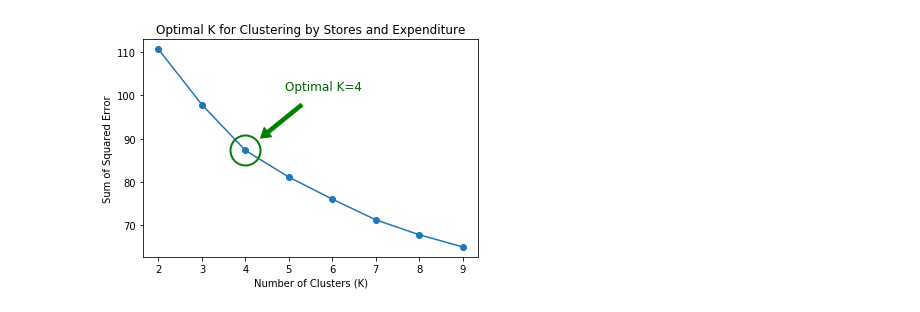
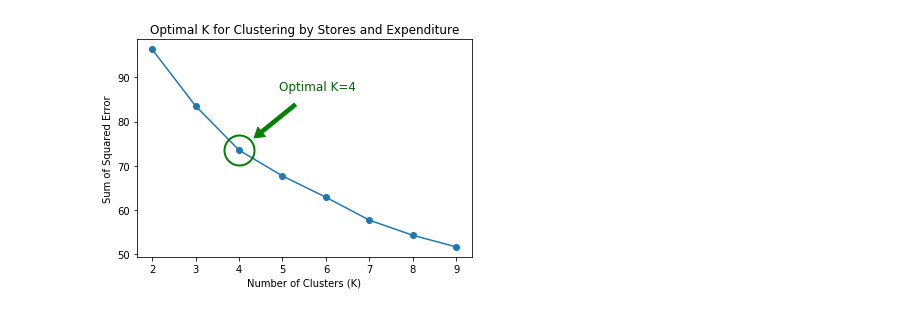
Before and after one commit to PreethiVijai/ML-project, a Jupyter notebook: clustering.ipynb, the cells around one changed output. Drawn from its saved outputs; the diff is of its cells as text; code cells hidden in the pictures.

```diff
--- a/clustering.ipynb
+++ b/clustering.ipynb
@@ -100,6 +100,8 @@ class Cluster:
         df["Average Population"] = df["Average Population"].round()
         df["Average Bachelor's Degree %"] = df["Average Bachelor's Degree %"].round(1)
 
+        df.index.name = ""
+
         return df.sort_values(by=["Number of Counties"])
 
     def counties_in_cluster(self, cluster):
@@ -181,18 +182,17 @@ Cluster("Clustering by Food Providers", {
 # %%
-stores_expenditure = Cluster("Clustering by Stores and Expenditure", {
+Cluster("Clustering by Stores and Expenditure", {
     "GROCPTH14": "Grocery stores per 1,000 People",
     "SUPERCPTH14": "Supercenters per 1,000 People",
-    "CONVSPTH14": "Convenience stores per 1,000 People",
+    # "CONVSPTH14": "Convenience stores per 1,000 People",
     # "SPECSPTH14": "Specialized food stores per 1,000 People",
     "FFRPTH14": "Fast-food restaurants per 1,000 People",
     "FSRPTH14": "Full-service restaurants per 1,000 People",
     "FMRKTPTH16": "Farmers' markets per 1,000 People",
     # "MILK_PRICE10": "Price of low-fat milk/national average",
     # "SODA_PRICE10": "Price of sodas/national average",
     # "FOODINSEC_13_15": "Statewide Household Food Insecurity",
     "PC_FFRSALES12": "Expenditures per capita, fast food",
     "PC_FSRSALES12": "Expenditures per capita, restaurants",
-})
-stores_expenditure.clusters
+}, population=0).clusters
 # %% [output]
-[figure, old version]
+[figure, new version]
```
Also changed, not shown: parts of 10 cells of this notebook, 3 other files.
